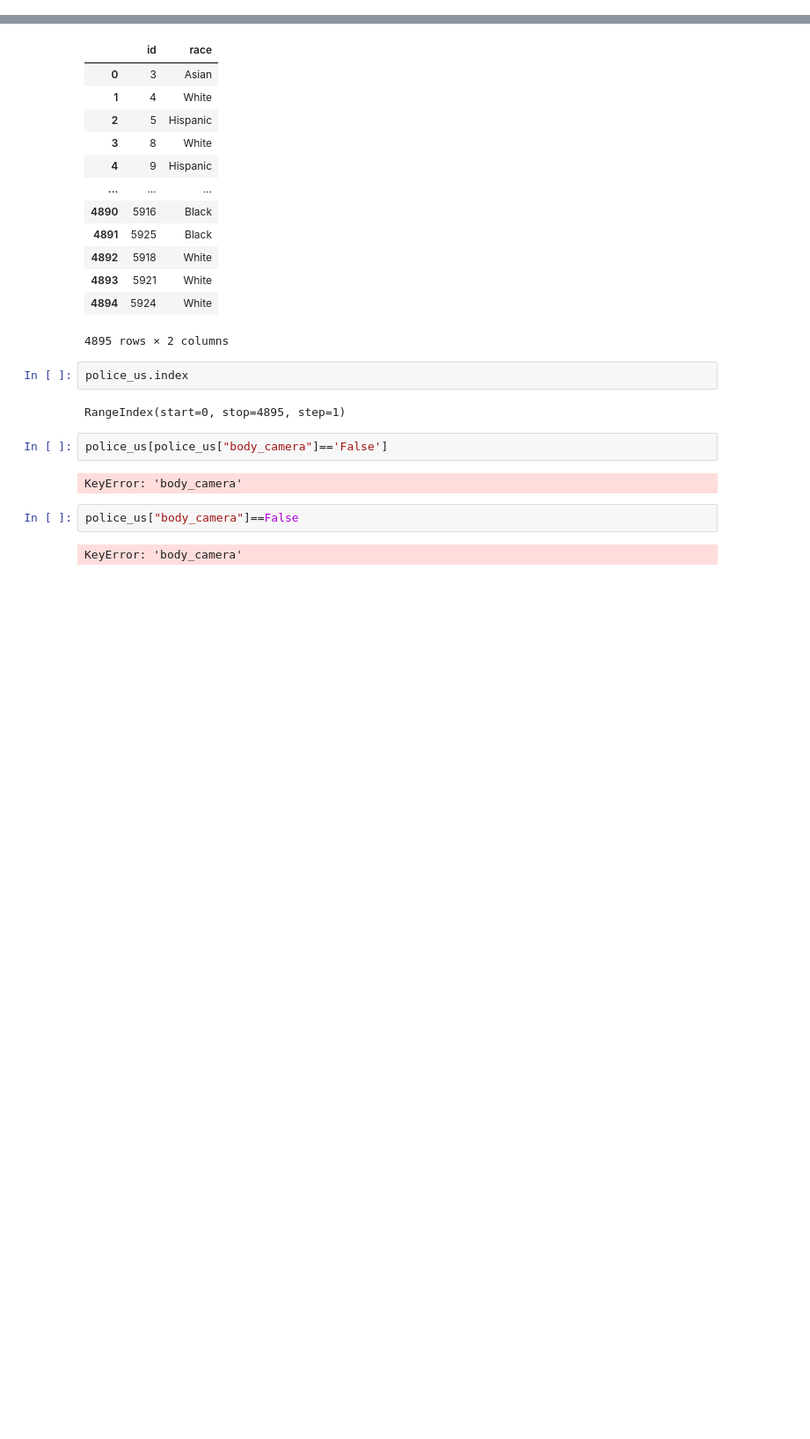
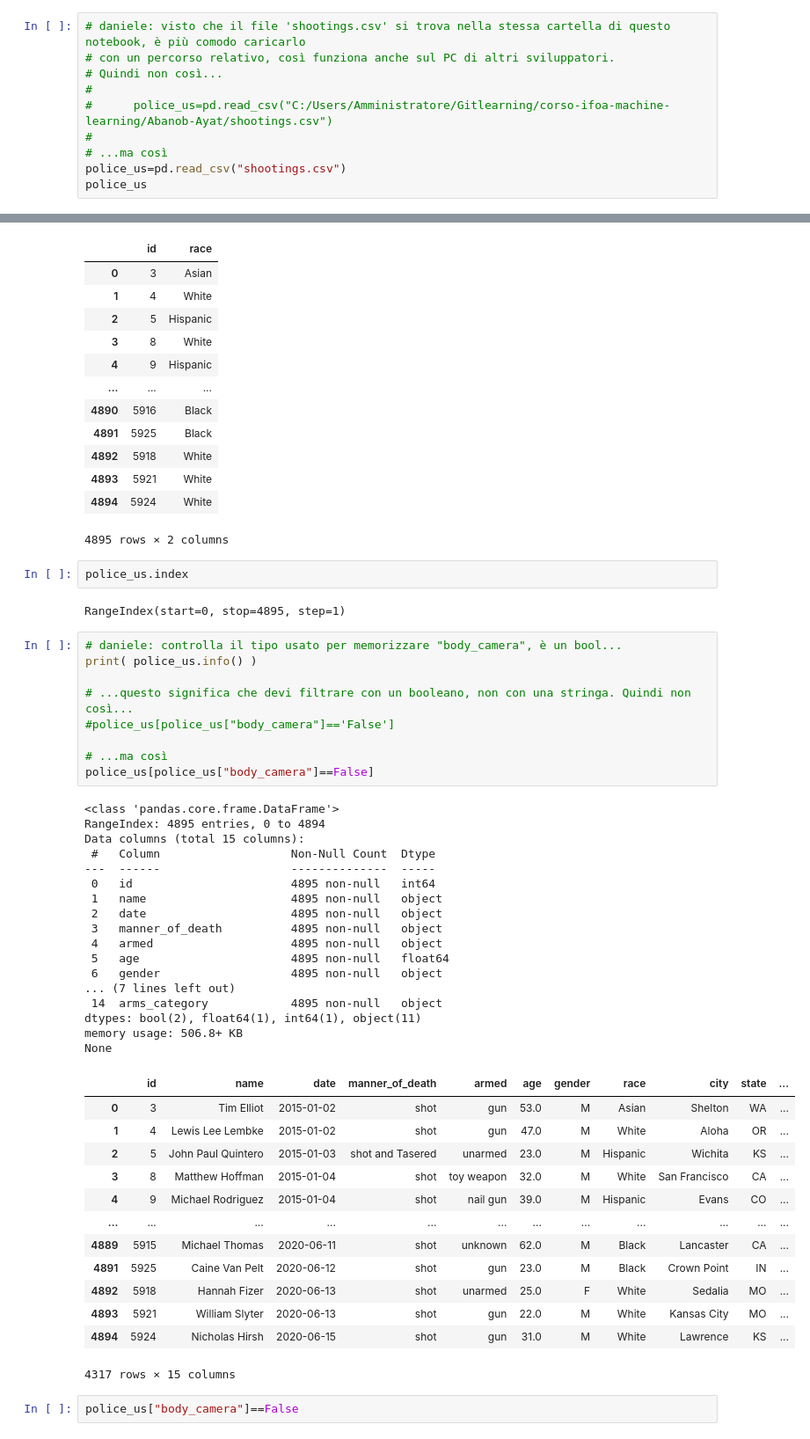
Before and after one commit to danidemi/corso-ifoa-machine-learning, a Jupyter notebook: Abanob-Ayat/Policedataset.ipynb, the cells around one changed output, grey strips where cells are left out. Shown at 88% size. Saved outputs shown, nothing was run; the diff lists cells and outputs as text; blank space fills up the shorter version.

```diff
--- a/Abanob-Ayat/Policedataset.ipynb
+++ b/Abanob-Ayat/Policedataset.ipynb
@@ -19,0 +3,10 @@ police_us
+# %%
+# daniele: visto che il file 'shootings.csv' si trova nella stessa cartella di questo notebook, è più comodo caricarlo
+# con un percorso relativo, così funziona anche sul PC di altri sviluppatori.
+# Quindi non così...
+#
+#      police_us=pd.read_csv("C:/Users/Amministratore/Gitlearning/corso-ifoa-machine-learning/Abanob-Ayat/shootings.csv")
+#
+# ...ma così
+police_us=pd.read_csv("shootings.csv")
+police_us
@@ -156,13 +163,47 @@ police_us.iloc[:, [0,7]]
 police_us.index
 # %% [output]
 RangeIndex(start=0, stop=4895, step=1)
-# %%
-police_us[police_us["body_camera"]=='False']
-# %% [output]
-KeyError: 'body_camera'
+# %%
+# daniele: controlla il tipo usato per memorizzare "body_camera", è un bool...
+print( police_us.info() )
+
+# ...questo significa che devi filtrare con un booleano, non con una stringa. Quindi non così...
+#police_us[police_us["body_camera"]=='False']
+
+# ...ma così
+police_us[police_us["body_camera"]==False]
+# %% [output]
+<class 'pandas.core.frame.DataFrame'>
+RangeIndex: 4895 entries, 0 to 4894
+Data columns (total 15 columns):
+ #   Column                   Non-Null Count  Dtype
+---  ------                   --------------  -----
+ 0   id                       4895 non-null   int64
+ 1   name                     4895 non-null   object
+ 2   date                     4895 non-null   object
+ 3   manner_of_death          4895 non-null   object
+ 4   armed                    4895 non-null   object
+ 5   age                      4895 non-null   float64
+ 6   gender                   4895 non-null   object
+... (7 lines left out)
+ 14  arms_category            4895 non-null   object
+dtypes: bool(2), float64(1), int64(1), object(11)
+memory usage: 506.8+ KB
+None
+|  | id | name | date | manner_of_death | armed | age | gender | race | city | state | ... |
+| 0 | 3 | Tim Elliot | 2015-01-02 | shot | gun | 53.0 | M | Asian | Shelton | WA | ... |
+| 1 | 4 | Lewis Lee Lembke | 2015-01-02 | shot | gun | 47.0 | M | White | Aloha | OR | ... |
+| 2 | 5 | John Paul Quintero | 2015-01-03 | shot and Tasered | unarmed | 23.0 | M | Hispanic | Wichita | KS | ... |
+| 3 | 8 | Matthew Hoffman | 2015-01-04 | shot | toy weapon | 32.0 | M | White | San Francisco | CA | ... |
+| 4 | 9 | Michael Rodriguez | 2015-01-04 | shot | nail gun | 39.0 | M | Hispanic | Evans | CO | ... |
+| ... | ... | ... | ... | ... | ... | ... | ... | ... | ... | ... | ... |
+| 4889 | 5915 | Michael Thomas | 2020-06-11 | shot | unknown | 62.0 | M | Black | Lancaster | CA | ... |
+| 4891 | 5925 | Caine Van Pelt | 2020-06-12 | shot | gun | 23.0 | M | Black | Crown Point | IN | ... |
+| 4892 | 5918 | Hannah Fizer | 2020-06-13 | shot | unarmed | 25.0 | F | White | Sedalia | MO | ... |
+| 4893 | 5921 | William Slyter | 2020-06-13 | shot | gun | 22.0 | M | White | Kansas City | MO | ... |
+| 4894 | 5924 | Nicholas Hirsh | 2020-06-15 | shot | gun | 31.0 | M | White | Lawrence | KS | ... |
+4317 rows × 15 columns
 # %%
 police_us["body_camera"]==False
-# %% [output]
-KeyError: 'body_camera'
 # %%
 police_us.index
```
Also changed, not shown: parts of 4 cells of this notebook.
